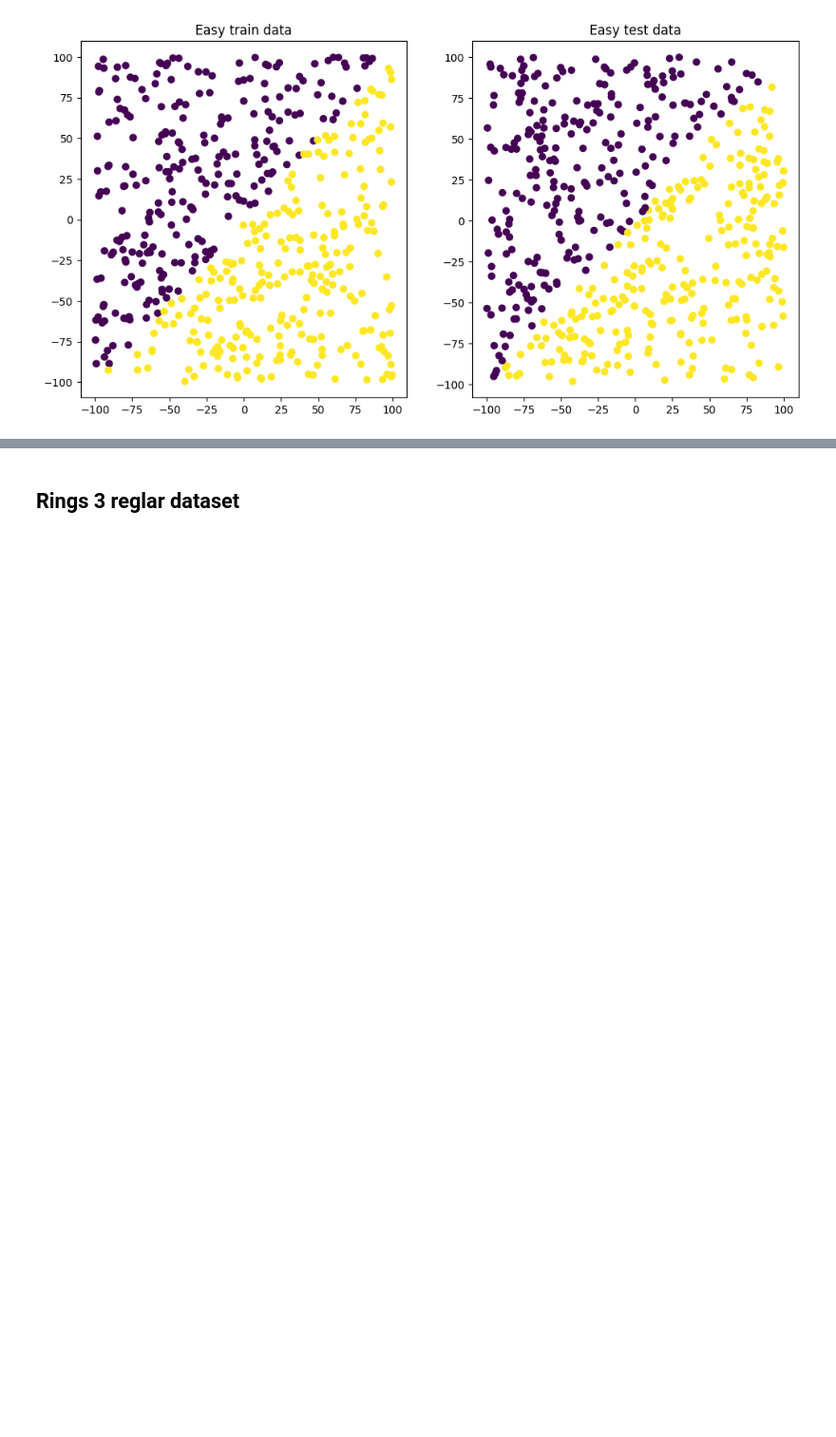
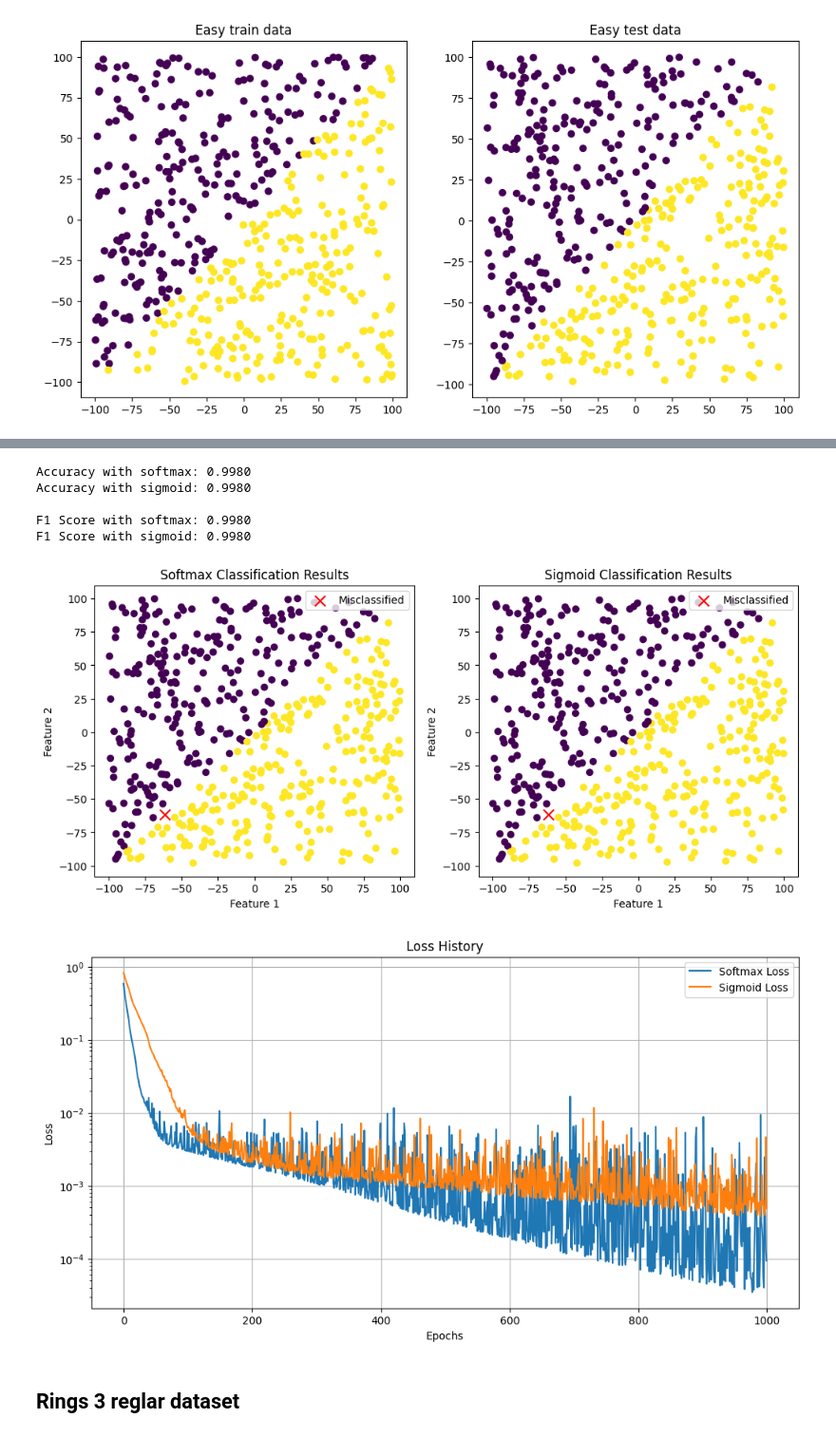
Before and after one commit to wojcikbart/NeuralNetworks, a Jupyter notebook: nn4/nn4.ipynb, the cells around one changed output, grey strips where cells are left out. Shown at 95% size. Drawn from its saved outputs; the diff is of its cells as text; code cells hidden in the pictures; blank space fills up the shorter version.

```diff
--- a/nn4/nn4.ipynb
+++ b/nn4/nn4.ipynb
@@ -54,9 +77,14 @@ plt.show()
 input_size = X_easy_train.shape[1]
 output_size = np.unique(y_easy_train).shape[0]
 
-nn_easy = NeuralNetwork(X_easy_train, y_easy_train, [input_size, 10, 10, output_size],
+nn_easy = NeuralNetwork(X_easy_train, y_easy_train, [input_size, 10, output_size],
                          activation_fun='sigmoid', output_activation='softmax', loss_fun='crossentropy')
 
-nn_easy.train(epochs=int(2e3), learning_rate=0.01, mini_batch=True, batch_size=8,
+nn_easy.train(epochs=int(1e3), learning_rate=0.001, mini_batch=True, batch_size=16,
                              optimization='rmsprop', momentum=0.7, stop_condition=0, report_interval=10)
+
+nn_easy_sigmoid = NeuralNetwork(X_easy_train, y_easy_train, [input_size, 10, output_size],
+                            activation_fun='sigmoid', output_activation='sigmoid', loss_fun='crossentropy')
+nn_easy_sigmoid.train(epochs=int(1e3), learning_rate=0.001, mini_batch=True, batch_size=16,
+                                optimization='rmsprop', momentum=0.7, stop_condition=0, report_interval=10)
 # %% [output]
@@ -94,3 +95,49 @@ F1 Score: 1.0000
+# %%
+y_easy_pred = nn_easy.predict(X_easy_test)
+y_easy_pred = np.argmax(y_easy_pred, axis=1).reshape(-1, 1)
+
+y_easy_pred_sigmoid = nn_easy_sigmoid.predict(X_easy_test)
+y_easy_pred_sigmoid = np.argmax(y_easy_pred_sigmoid, axis=1).reshape(-1, 1)
+
+# accuracy
+accuracy = accuracy_score(y_easy_test, y_easy_pred)
+accuracy_sigmoid = accuracy_score(y_easy_test, y_easy_pred_sigmoid)
+print(f"Accuracy with softmax: {accuracy:.4f}")
+print(f"Accuracy with sigmoid: {accuracy_sigmoid:.4f}")
+print("")
+
+# f1 score
+f1 = f1_score(y_easy_test, y_easy_pred, average='binary')
+f1_sigmoid = f1_score(y_easy_test, y_easy_pred_sigmoid, average='binary')
+print(f"F1 Score with softmax: {f1:.4f}")
+print(f"F1 Score with sigmoid: {f1_sigmoid:.4f}")
+
+plt.figure(figsize=(12, 5))
+plt.subplot(1, 2, 1)
+plot_classification_results(X_easy_test, y_easy_test, y_easy_pred, title='Softmax Classification Results')
+plt.subplot(1, 2, 2)
+plot_classification_results(X_easy_test, y_easy_test, y_easy_pred_sigmoid, title='Sigmoid Classification Results')
+
+loss = nn_easy.model_history()
+loss_sigmoid = nn_easy_sigmoid.model_history()
+plt.figure(figsize=(12, 6))
+plt.plot(loss, label='Softmax Loss')
+plt.plot(loss_sigmoid, label='Sigmoid Loss')
+plt.yscale('log')
+plt.title('Loss History')
+plt.xlabel('Epochs')
+plt.ylabel('Loss')
+plt.legend()
+plt.grid()
+plt.show()
+# %% [output]
+Accuracy with softmax: 0.9980
+Accuracy with sigmoid: 0.9980
+
+F1 Score with softmax: 0.9980
+F1 Score with sigmoid: 0.9980
+[figure, added]
+[figure, added]
 # %% [markdown]
 ## Rings 3 reglar dataset
 # %%
```
Also changed, not shown: parts of 10 cells of this notebook, 1 other file.
